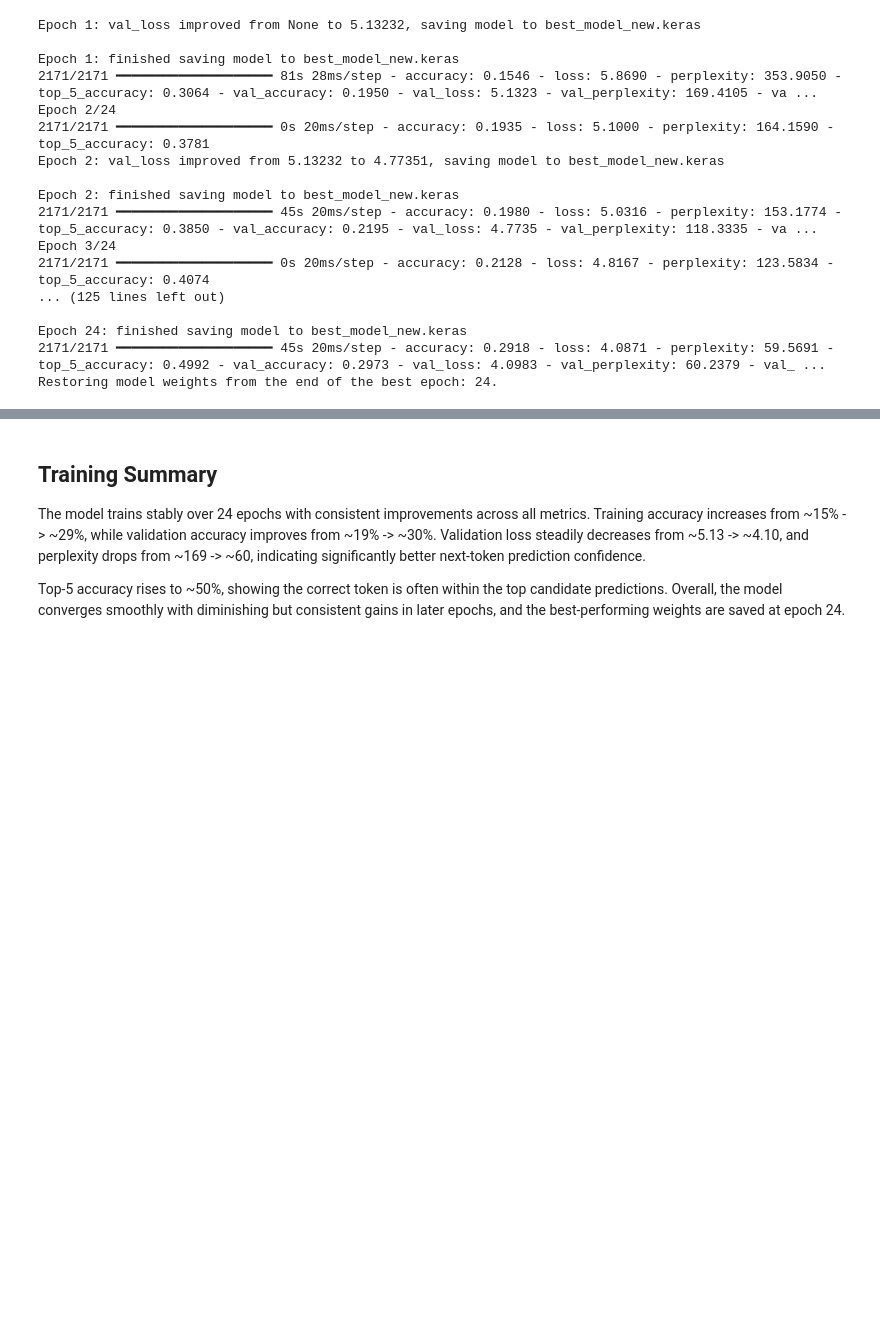
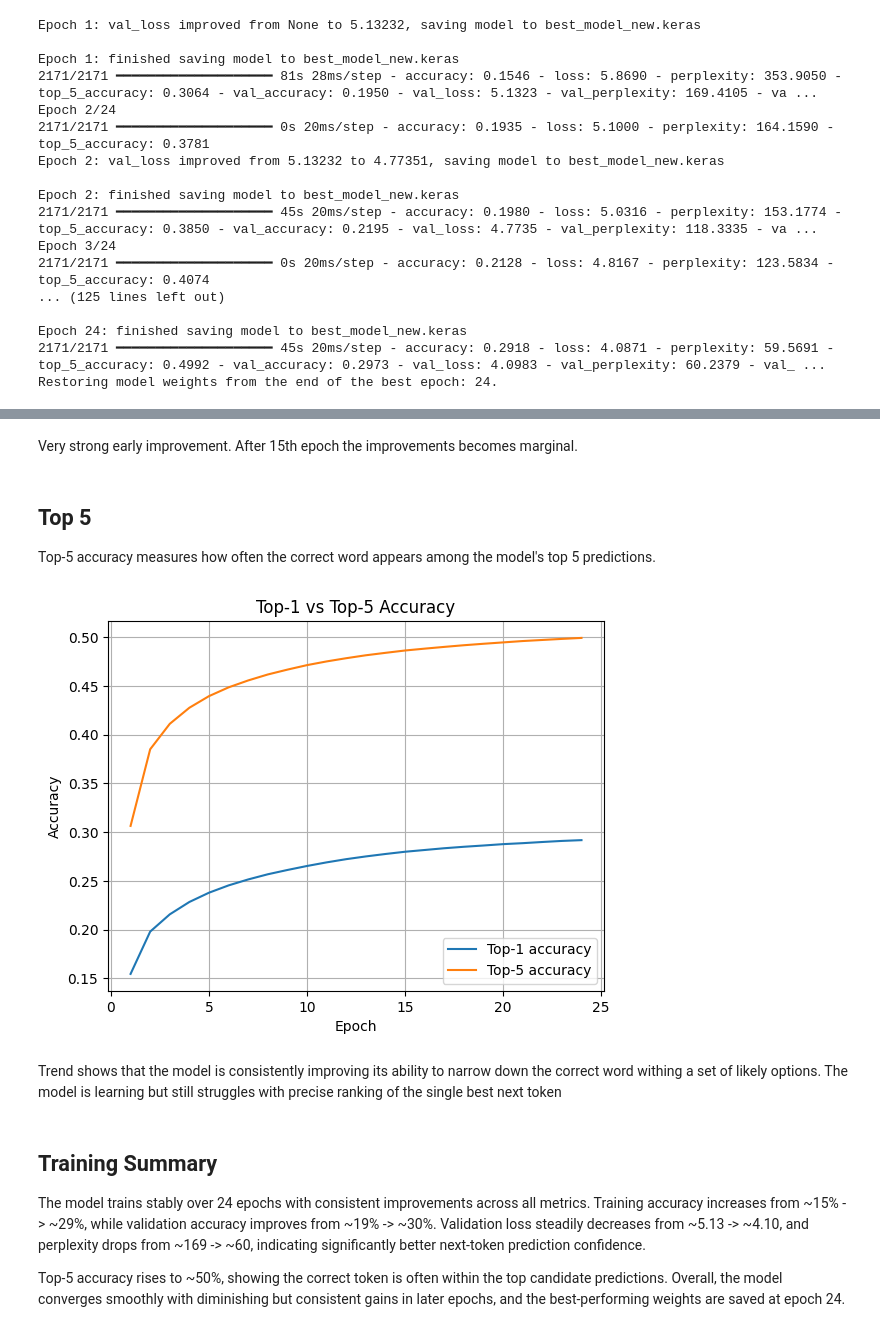
Before and after one commit to onnikiv/neural-networks-project, a Jupyter notebook: 4-wikitext-project/projectv4.ipynb, the cells around one changed output, grey strips where cells are left out. Saved outputs shown, nothing was run; the diff lists cells and outputs as text; code cells hidden in the pictures; blank space fills up the shorter version.

```diff
--- a/4-wikitext-project/projectv4.ipynb
+++ b/4-wikitext-project/projectv4.ipynb
@@ -548,3 +588,16 @@ Restoring model weights from the end of the best epoch: 24.
+# %% [markdown]
+Very strong early improvement. After 15th epoch the improvements becomes marginal.
+# %% [markdown]
+## Top 5
+
+Top-5 accuracy measures how often the correct word appears among the model's top 5 predictions.
+# %%
+plotdata.top5_plot()
+# %% [output]
+[figure, added]
+# %% [markdown]
+Trend shows that the model is consistently improving its ability to narrow down the correct word withing a set of likely options.
+The model is learning but still struggles with precise ranking of the single best next token
 # %% [markdown]
 ## Training Summary
 
```
Also changed, not shown: parts of 10 cells of this notebook, 1 other file.
